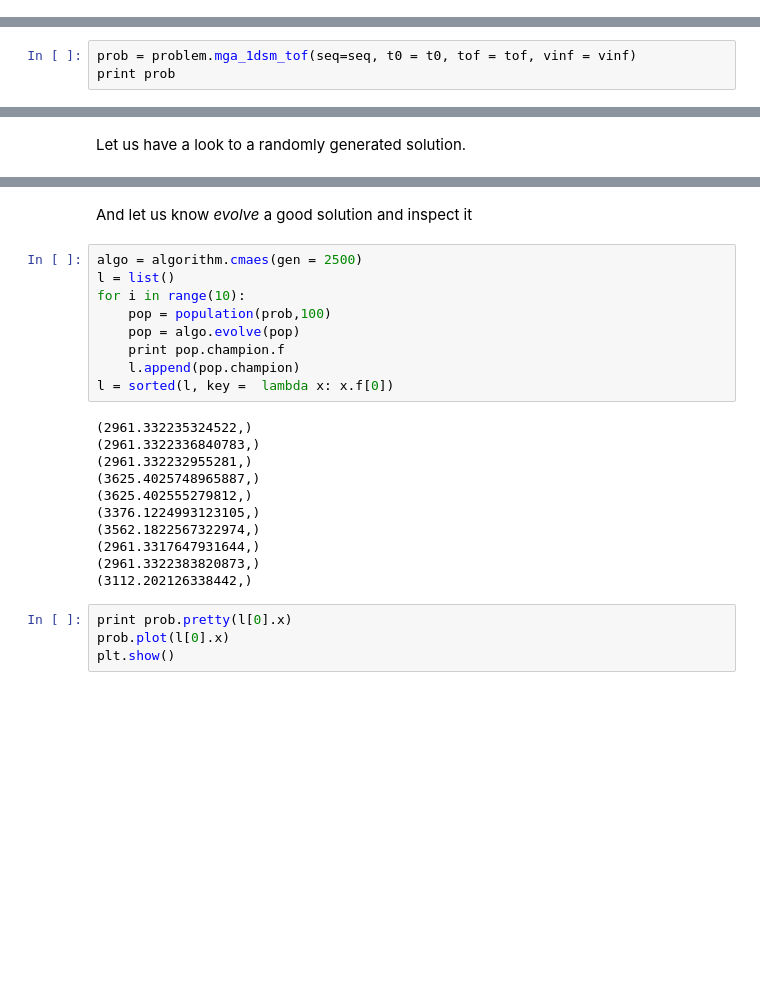
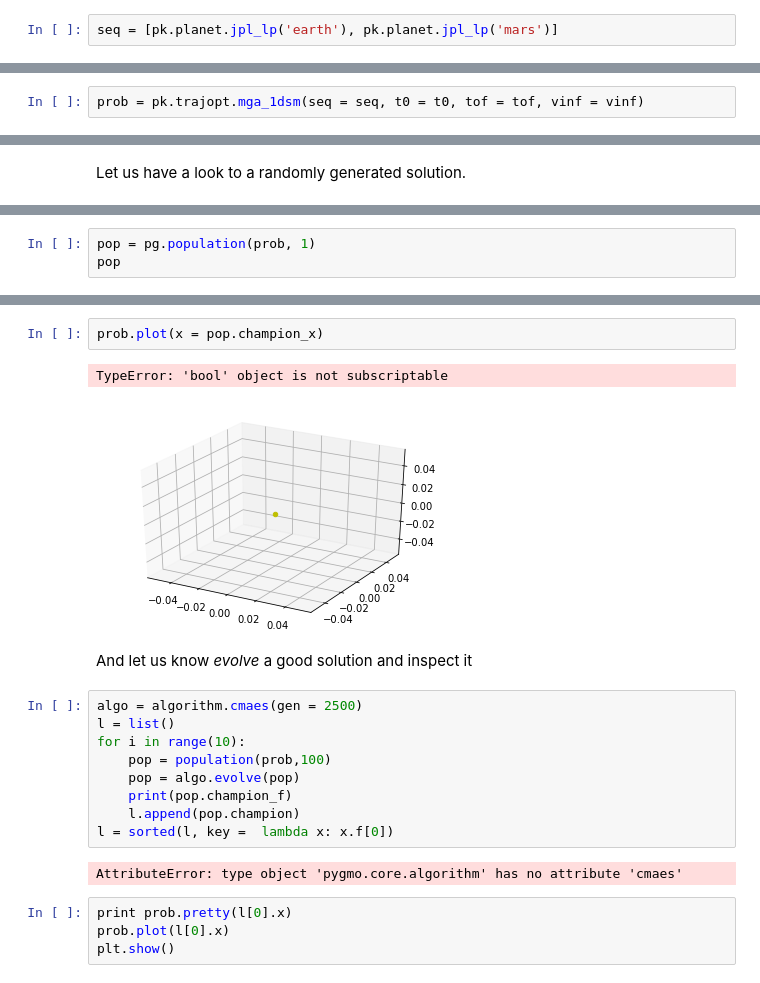
Before and after one commit to mkirby42/interplanetary_missions, a Jupyter notebook: Notebooks/Tutorial0-GoingToMars.ipynb, the cells around one changed output, grey strips where cells are left out. Saved outputs shown, nothing was run; the diff lists cells and outputs as text; blank space fills up the shorter version.

```diff
--- a/Notebooks/Tutorial0-GoingToMars.ipynb
+++ b/Notebooks/Tutorial0-GoingToMars.ipynb
@@ -24,3 +20,5 @@ NameError: name 'planet_ss' is not defined
+# %%
+seq = [pk.planet.jpl_lp('earth'), pk.planet.jpl_lp('mars')]
 # %% [markdown]
 We then define the *launch window*, that is the allowed dates for the launch. This will be a list of two PyKEP epoch objects. We construct the epochs using the Modified Julian Date 2000, then print to screen the epochs so that we get to see the dates in a more readable format. We also define the *time of flight* as a list of upper and lower bounds on each leg duration (in this case we only have one leg) and the departure $v_\infty$ in km/sec
 # %%
@@ -33,6 +31,5 @@ print t0
 # %% [markdown]
 We may now construct a global optimization problem representing out Earth-Mars transfer as a multiple gravity assist interplanetary trajectory allowing one *Deep Space Manouvre*. Of course, in this first simple case no gravity assist are present.
 # %%
-prob = problem.mga_1dsm_tof(seq=seq, t0 = t0, tof = tof, vinf = vinf)
-print prob
+prob = pk.trajopt.mga_1dsm(seq = seq, t0 = t0, tof = tof, vinf = vinf)
 # %% [output]
@@ -71,0 +39,3 @@ Total mission time: 2.904446299459326e-01 years
+# %%
+pop = pg.population(prob, 1)
+pop
@@ -72,3 +75,8 @@ Total mission time: 2.904446299459326e-01 years
+# %%
+prob.plot(x = pop.champion_x)
+# %% [output]
+TypeError: 'bool' object is not subscriptable
+[figure, added]
 # %% [markdown]
 And let us know *evolve* a good solution and inspect it
 # %%
@@ -77,20 +85,11 @@ l = list()
 for i in range(10):
     pop = population(prob,100)
     pop = algo.evolve(pop)
-    print pop.champion.f
+    print(pop.champion_f)
     l.append(pop.champion)
 l = sorted(l, key =  lambda x: x.f[0])
 # %% [output]
-(2961.332235324522,)
-(2961.3322336840783,)
-(2961.332232955281,)
-(3625.4025748965887,)
-(3625.402555279812,)
-(3376.1224993123105,)
-(3562.1822567322974,)
-(2961.3317647931644,)
-(2961.3322383820873,)
-(3112.202126338442,)
+AttributeError: type object 'pygmo.core.algorithm' has no attribute 'cmaes'
 # %%
 print prob.pretty(l[0].x)
 prob.plot(l[0].x)
```
Also changed, not shown: parts of 7 cells of this notebook, 5 other files.
